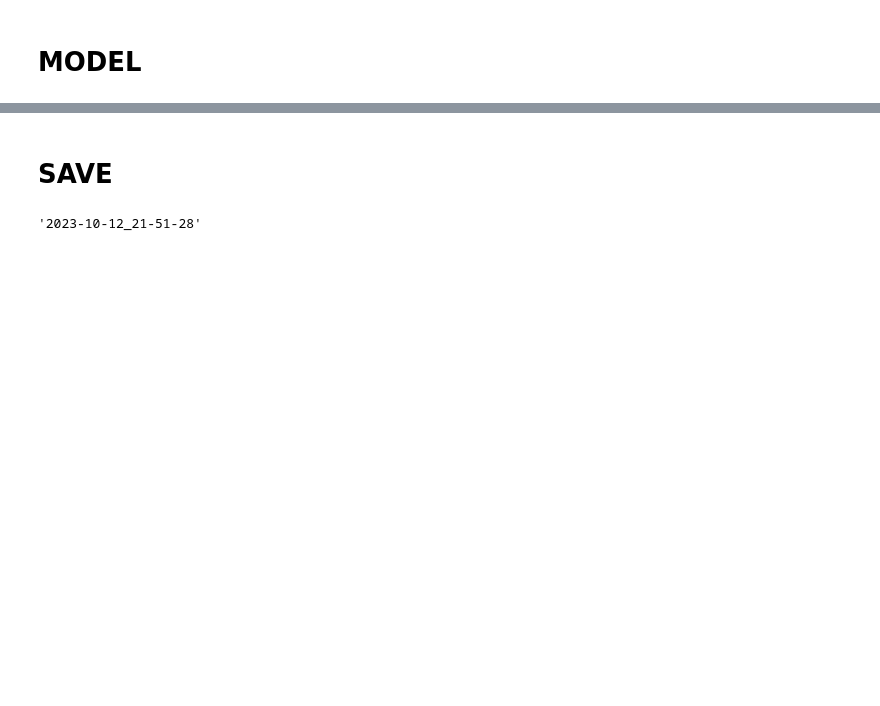
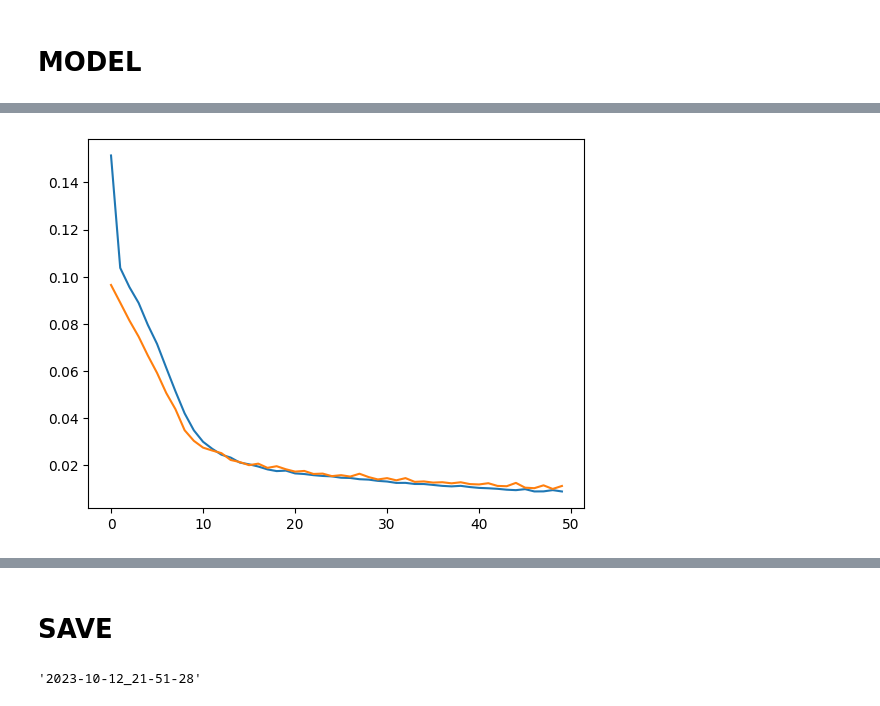
Before and after one commit to Yash5ingh/EyeMouse, a Jupyter notebook: Eye Mouse.ipynb, the cells around one changed output, grey strips where cells are left out. Drawn from its saved outputs; the diff is of its cells as text; code cells hidden in the pictures; blank space fills up the shorter version.

```diff
--- a/Eye Mouse.ipynb
+++ b/Eye Mouse.ipynb
@@ -235,3 +216,9 @@ Epoch 50/50
+# %%
+plt.plot(hist.history['loss'])
+plt.plot(hist.history['val_loss'])
+plt.show()
+# %% [output]
+[figure, added]
 # %%
 i = 0
 # %%
```
Also changed, not shown: parts of 16 cells of this notebook.
